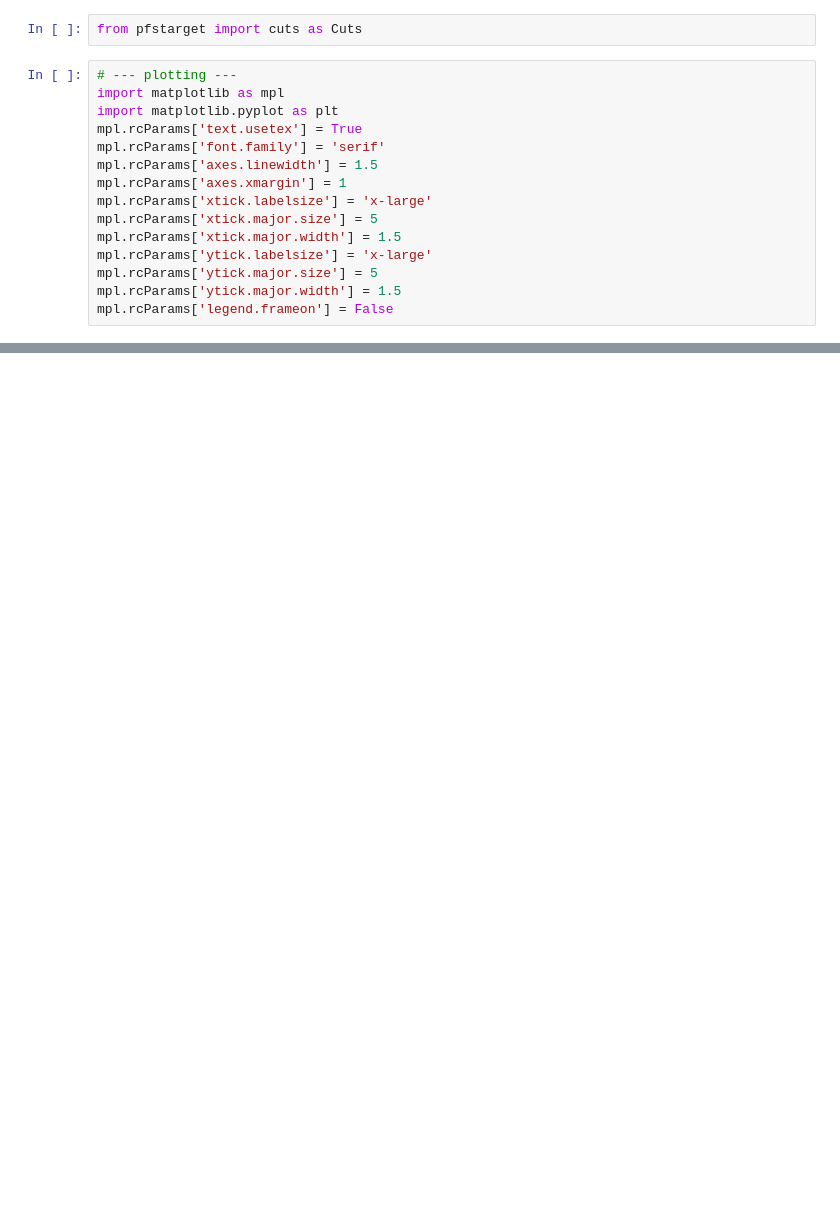
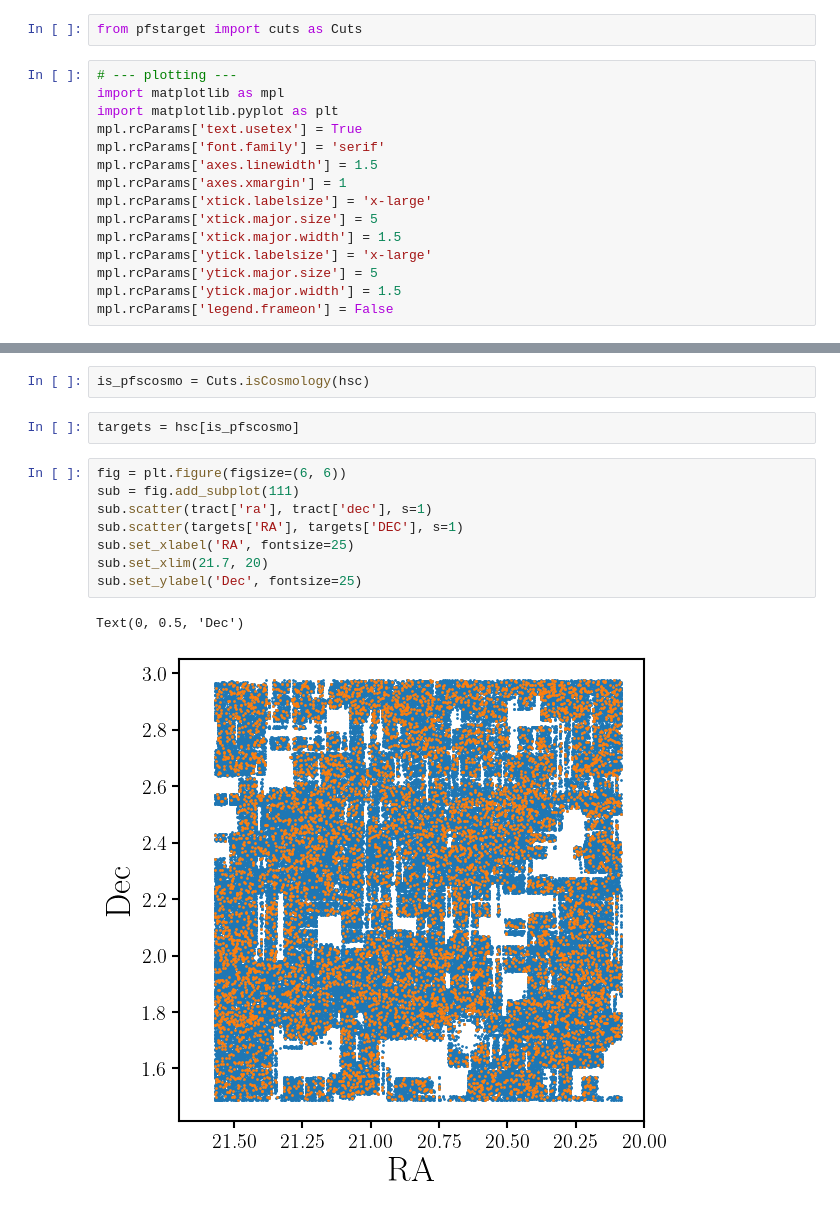
Before and after one commit to pfs-cosmo/pfstarget, a Jupyter notebook: bin/hsc/nb/hsc.ipynb, the cells around one changed output, grey strips where cells are left out. Saved outputs shown, nothing was run; the diff lists cells and outputs as text; blank space fills up the shorter version.

```diff
--- a/bin/hsc/nb/hsc.ipynb
+++ b/bin/hsc/nb/hsc.ipynb
@@ -78,0 +37,15 @@ KeyError: 'meas_i_cmodel_mag'
+# %%
+is_pfscosmo = Cuts.isCosmology(hsc)
+# %%
+targets = hsc[is_pfscosmo]
+# %%
+fig = plt.figure(figsize=(6, 6))
+sub = fig.add_subplot(111)
+sub.scatter(tract['ra'], tract['dec'], s=1)
+sub.scatter(targets['RA'], targets['DEC'], s=1)
+sub.set_xlabel('RA', fontsize=25)
+sub.set_xlim(21.7, 20)
+sub.set_ylabel('Dec', fontsize=25)
+# %% [output]
+Text(0, 0.5, 'Dec')
+[figure, added]
```
Also changed, not shown: parts of 9 cells of this notebook, 3 other files.
